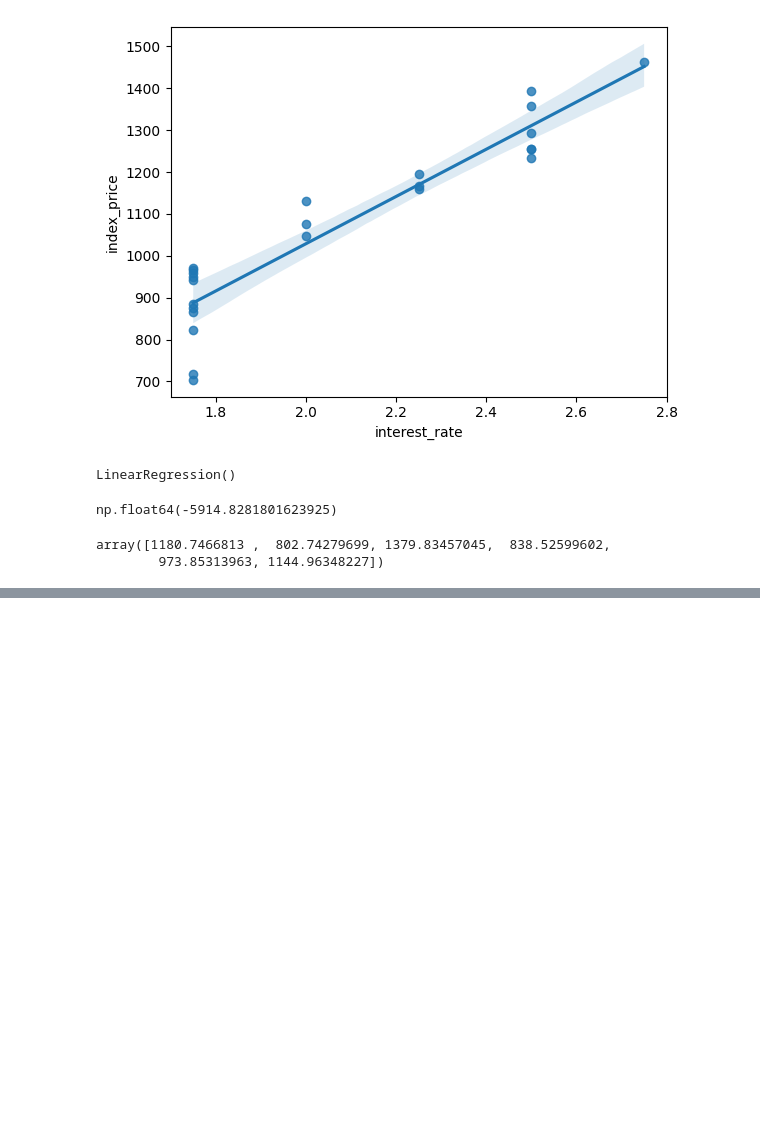
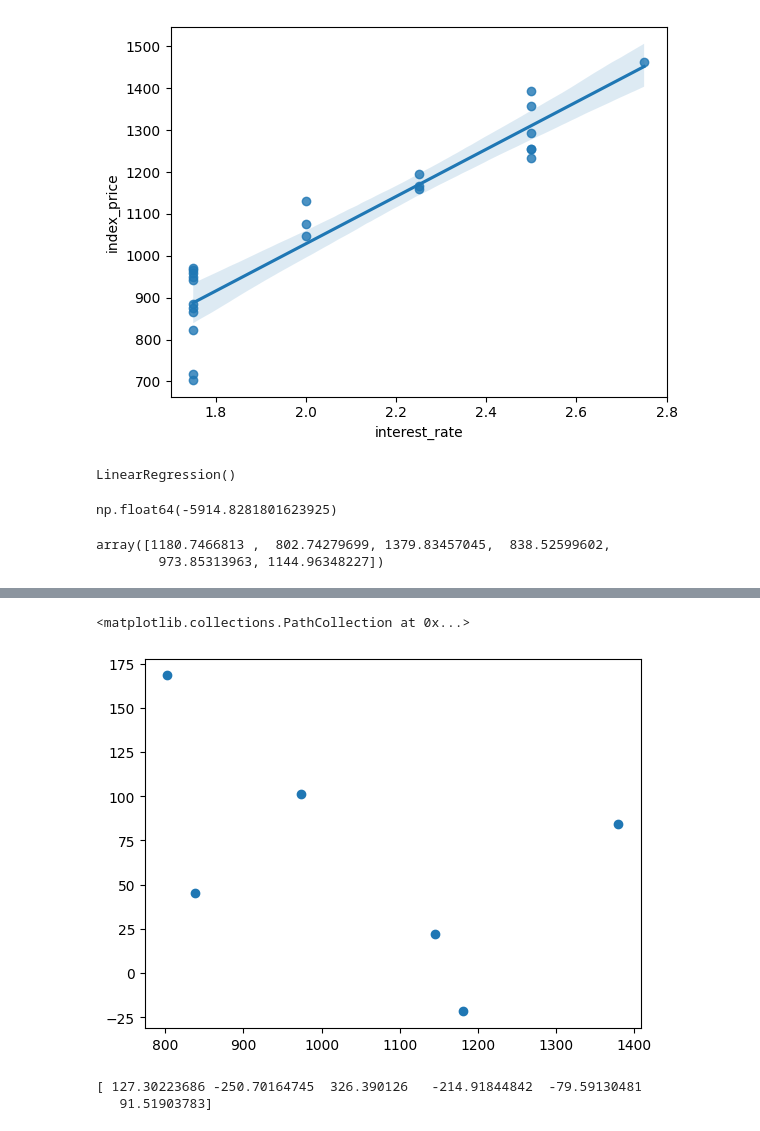
Before and after one commit to gitKrishh/Linear-regression, a Jupyter notebook: MLE.ipynb, the cells around one changed output, grey strips where cells are left out. Drawn from its saved outputs; the diff is of its cells as text; code cells hidden in the pictures; blank space fills up the shorter version.

```diff
--- a/MLE.ipynb
+++ b/MLE.ipynb
@@ -134,0 +186,14 @@ array([1180.7466813 ,  802.74279699, 1379.83457045,  838.52599602,
+# %%
+## scatter plot wrt recidual and prediction
+plt.scatter(y_pred,residuals)
+# %% [output]
+<matplotlib.collections.PathCollection at 0x...>
+[figure, added]
+# %%
+import statsmodels.api as sm
+model = sm.OLS(y_train, X_train).fit() ## It's exactly what LinearRegression() in scikit-learn does — just that statsmodels gives more detailed statistical output.
+prediction = model.predict(X_test)
+print(prediction)
+# %% [output]
+[ 127.30223686 -250.70164745  326.390126   -214.91844842  -79.59130481
+   91.51903783]
```
Also changed, not shown: parts of 11 cells of this notebook.
